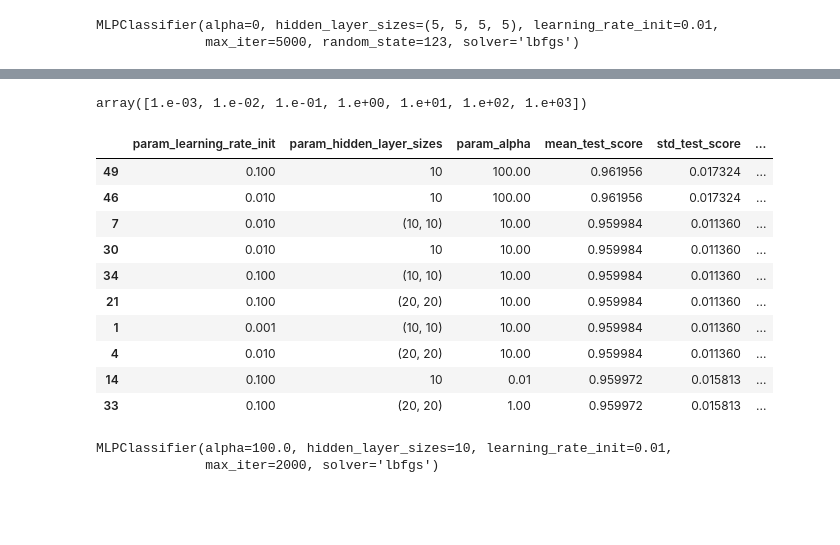
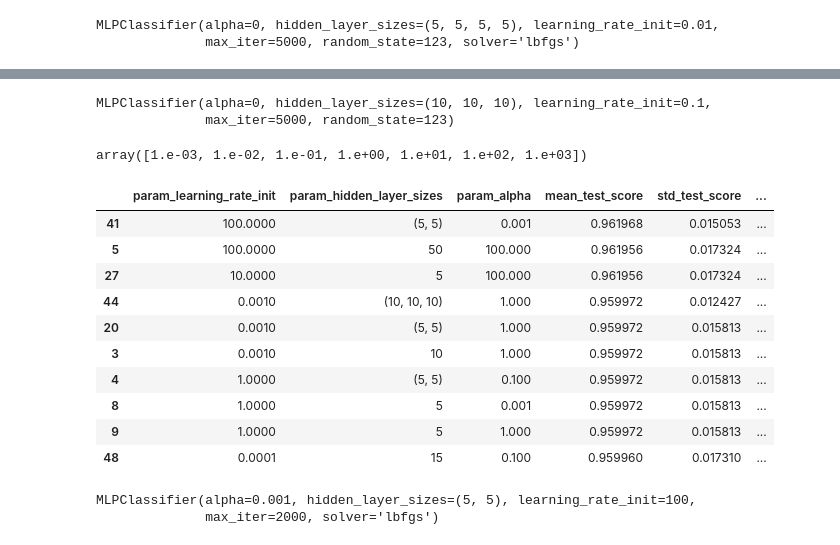
Before and after one commit to Baeltor/PCD, a Jupyter notebook: NotebooksMLII/Redes_neuronales_multicapa.ipynb, the cells around one changed output, grey strips where cells are left out. Cells and saved outputs as stored; diff of their text form; code cells hidden in the pictures; blank space fills up the shorter version.

```diff
--- a/NotebooksMLII/Redes_neuronales_multicapa.ipynb
+++ b/NotebooksMLII/Redes_neuronales_multicapa.ipynb
@@ -449,3 +449,9 @@ ax.set_title('Error de validacion cruzada');
+# %%
+modelo = grid.best_estimator_
+modelo
+# %% [output]
+MLPClassifier(alpha=0, hidden_layer_sizes=(10, 10, 10), learning_rate_init=0.1,
+              max_iter=5000, random_state=123)
 # %%
 np.logspace(-3, 3, 7)
 # %% [output]
@@ -454,51 +460,53 @@ array([1.e-03, 1.e-02, 1.e-01, 1.e+00, 1.e+01, 1.e+02, 1.e+03])
 # Espacio de búsqueda de cada hiperparámetro
 # ==============================================================================
 param_distributions = {
-    'hidden_layer_sizes': [(10), (10, 10), (20, 20)],
-    'alpha': np.logspace(-3, 3, 7),
-    'learning_rate_init': [0.001, 0.01, 0.1],
+    'learning_rate_init':[0.0001, 0.001, 0.01, 0.1, 1, 10, 100],
+    'hidden_layer_sizes':[1, 5, 10, 15, 25, 50, (5,5), (10, 10, 10), (5, 5, 5, 5)],
+    #'hidden_layer_sizes': [(10), (10, 10), (20, 20)],
+    'alpha': np.logspace(-3, 3, 7)
+    #'learning_rate_init': [0.001, 0.01, 0.1],
 }
 
 # Búsqueda por validación cruzada
 # ==============================================================================
 grid = RandomizedSearchCV(
         estimator  = MLPClassifier(solver = 'lbfgs', max_iter= 2000),
         param_distributions = param_distributions,
         n_iter     = 50, # Número máximo de combinaciones probadas
         scoring    = 'accuracy',
         n_jobs     = multiprocessing.cpu_count() - 1,
         cv         = 3,
         verbose    = 0,
         random_state = 123,
         return_train_score = True
        )
 
 grid.fit(X = X, y = y)
 
 # Resultados del grid
 # ==============================================================================
 resultados = pd.DataFrame(grid.cv_results_)
 resultados.filter(regex = '(param.*|mean_t|std_t)')\
     .drop(columns = 'params')\
     .sort_values('mean_test_score', ascending = False)\
     .head(10)
 # %% [output]
 |  | param_learning_rate_init | param_hidden_layer_sizes | param_alpha | mean_test_score | std_test_score | ... |
-| 49 | 0.100 | 10 | 100.00 | 0.961956 | 0.017324 | ... |
-| 46 | 0.010 | 10 | 100.00 | 0.961956 | 0.017324 | ... |
-| 7 | 0.010 | (10, 10) | 10.00 | 0.959984 | 0.011360 | ... |
-| 30 | 0.010 | 10 | 10.00 | 0.959984 | 0.011360 | ... |
-| 34 | 0.100 | (10, 10) | 10.00 | 0.959984 | 0.011360 | ... |
-| 21 | 0.100 | (20, 20) | 10.00 | 0.959984 | 0.011360 | ... |
-| 1 | 0.001 | (10, 10) | 10.00 | 0.959984 | 0.011360 | ... |
-| 4 | 0.010 | (20, 20) | 10.00 | 0.959984 | 0.011360 | ... |
-| 14 | 0.100 | 10 | 0.01 | 0.959972 | 0.015813 | ... |
-| 33 | 0.100 | (20, 20) | 1.00 | 0.959972 | 0.015813 | ... |
+| 41 | 100.0000 | (5, 5) | 0.001 | 0.961968 | 0.015053 | ... |
+| 5 | 100.0000 | 50 | 100.000 | 0.961956 | 0.017324 | ... |
+| 27 | 10.0000 | 5 | 100.000 | 0.961956 | 0.017324 | ... |
+| 44 | 0.0010 | (10, 10, 10) | 1.000 | 0.959972 | 0.012427 | ... |
+| 20 | 0.0010 | (5, 5) | 1.000 | 0.959972 | 0.015813 | ... |
+| 3 | 0.0010 | 10 | 1.000 | 0.959972 | 0.015813 | ... |
+| 4 | 1.0000 | (5, 5) | 0.100 | 0.959972 | 0.015813 | ... |
+| 8 | 1.0000 | 5 | 0.001 | 0.959972 | 0.015813 | ... |
+| 9 | 1.0000 | 5 | 1.000 | 0.959972 | 0.015813 | ... |
+| 48 | 0.0001 | 15 | 0.100 | 0.959960 | 0.017310 | ... |
 # %%
 modelo = grid.best_estimator_
 modelo
 # %% [output]
-MLPClassifier(alpha=100.0, hidden_layer_sizes=10, learning_rate_init=0.01,
+MLPClassifier(alpha=0.001, hidden_layer_sizes=(5, 5), learning_rate_init=100,
               max_iter=2000, solver='lbfgs')
 # %%
 grid_x1 = np.linspace(start=min(X[:, 0]), stop=max(X[:, 0]), num=100)
```
Also changed, not shown: parts of 2 cells of this notebook.
